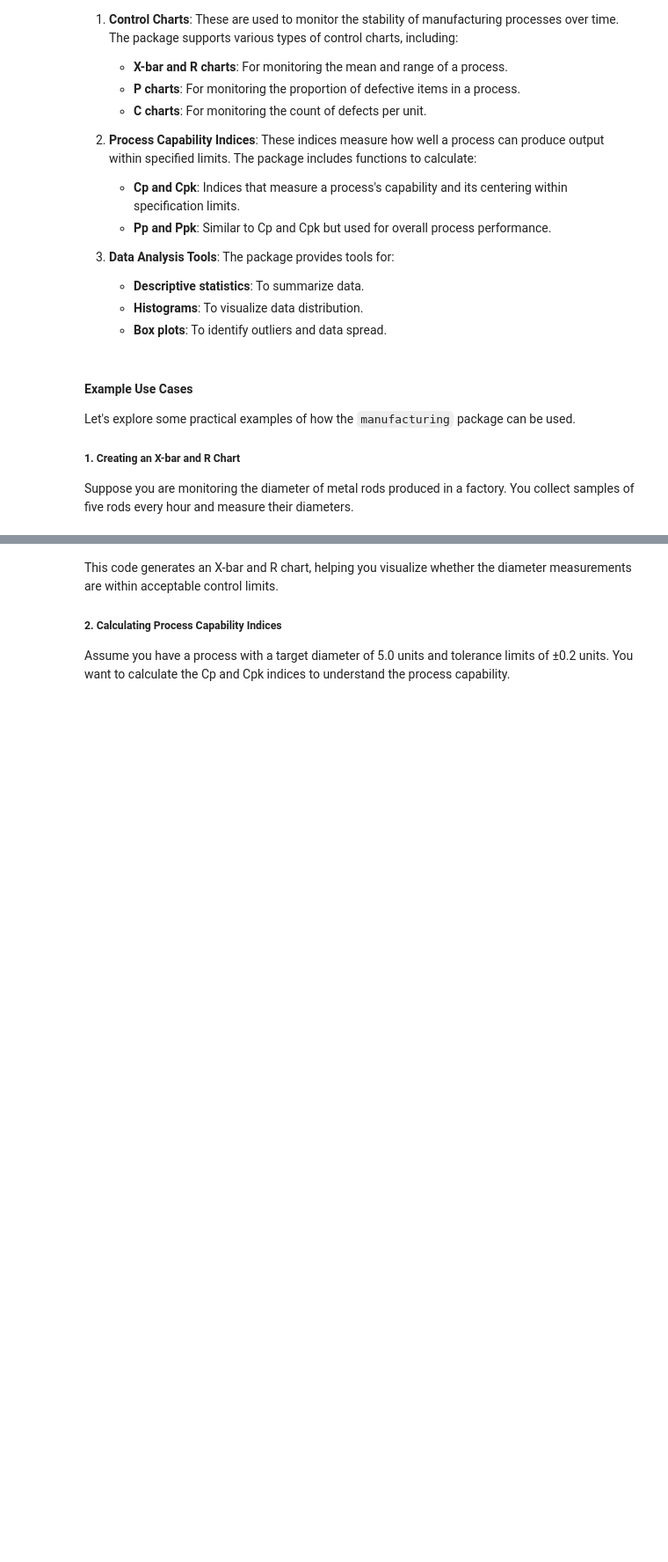
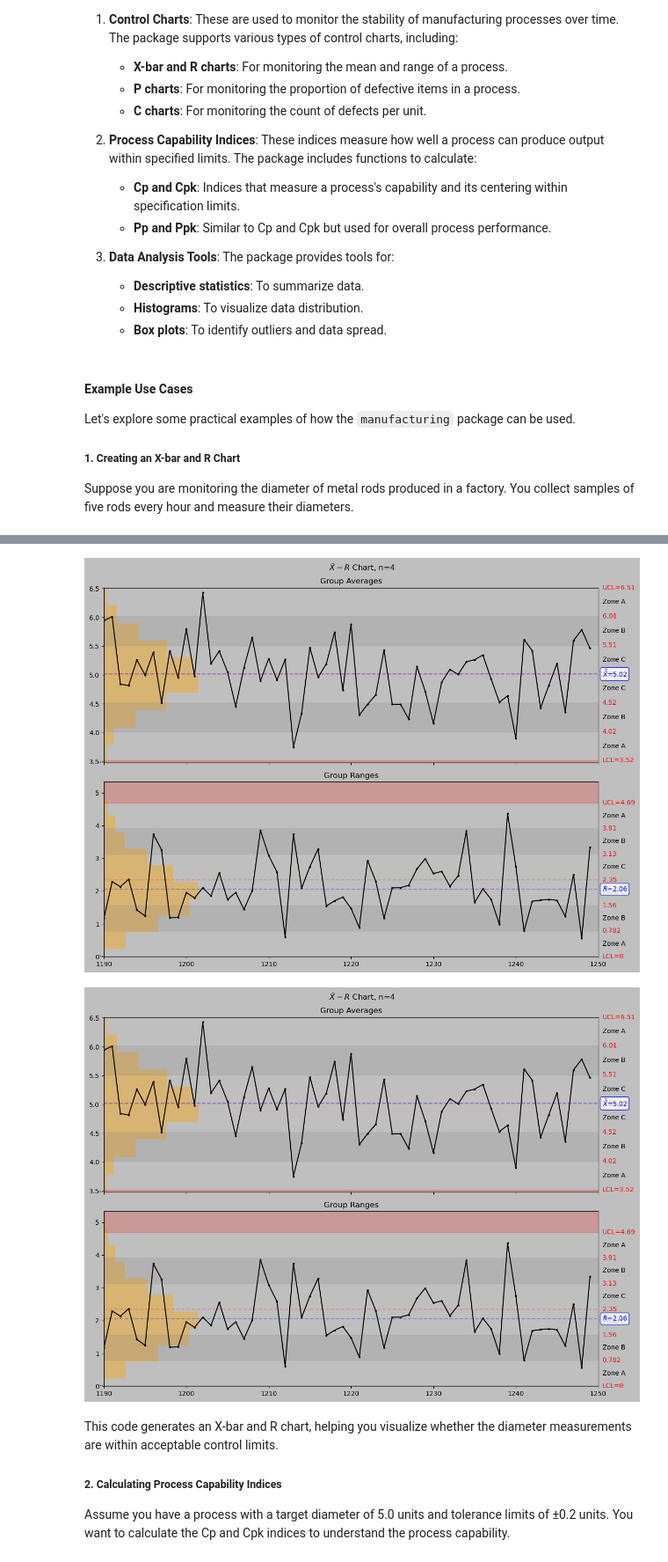
Before and after one commit to realivanivani/blog-posts, a Jupyter notebook: Manufacturing_Py.ipynb, the cells around one changed output, grey strips where cells are left out. Shown: that part at 88% size. Saved outputs shown, nothing was run; the diff lists cells and outputs as text; code cells hidden in the pictures; blank space fills up the shorter version.

```diff
--- a/Manufacturing_Py.ipynb
+++ b/Manufacturing_Py.ipynb
@@ -100,3 +104,18 @@ TypeError: unsupported operand type(s) for -: 'list' and 'list'
+# %%
+import manufacturing as mn
+import numpy as np
+
+# Generate sample data
+data = []
+for _ in range(1000):
+    subgroup = np.random.randn(5) + 5 # Adjust mean and standard deviation as needed
+    data.extend(subgroup.tolist())
+
+# Create the X-bar and R chart
+mn.xbar_r_chart(data)
+# %% [output]
+[figure, added]
+[figure, added]
 # %% [markdown]
 This code generates an X-bar and R chart, helping you visualize whether the diameter measurements are within acceptable control limits.
 
```
Also changed, not shown: parts of 11 cells of this notebook.
